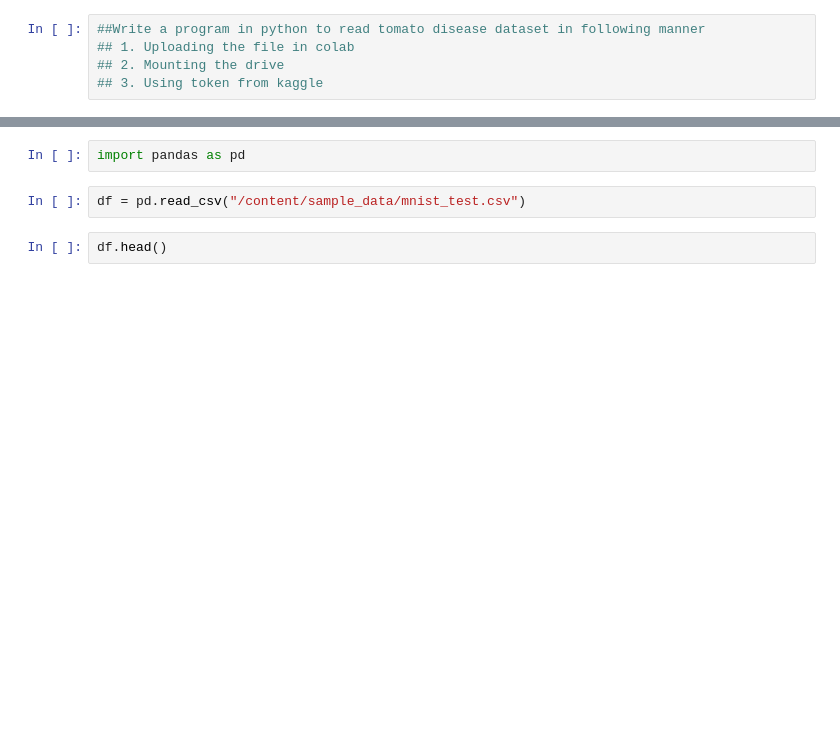
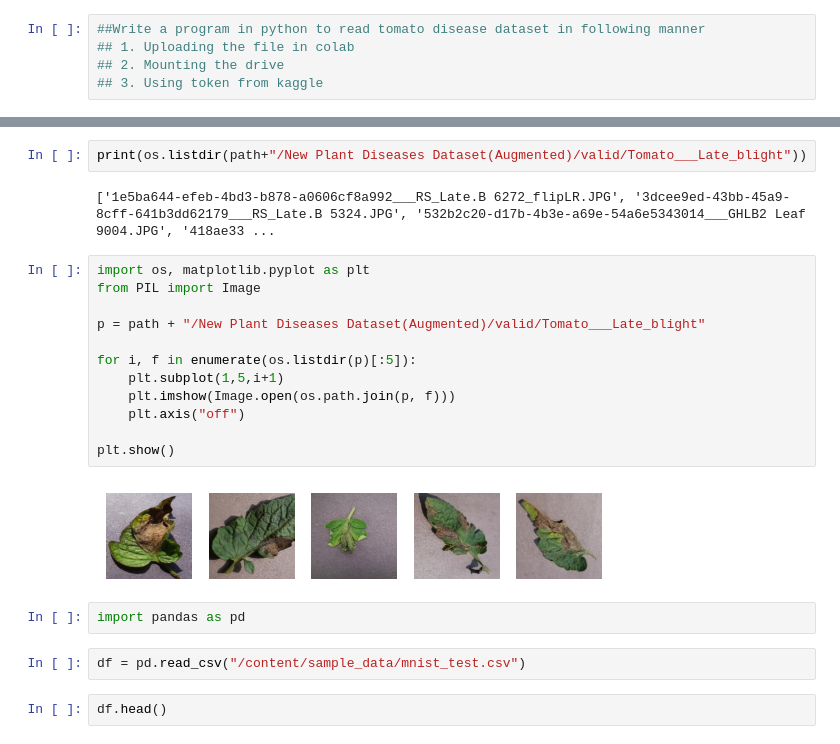
Before and after one commit to Aryanite/-Deep-learning-2025-26, a Jupyter notebook: DeepLearning.ipynb, the cells around one changed output, grey strips where cells are left out. Cells and saved outputs as stored; diff of their text form; blank space fills up the shorter version.

```diff
--- a/DeepLearning.ipynb
+++ b/DeepLearning.ipynb
@@ -18,3 +24,21 @@ Path to dataset files: /root/.cache/kagglehub/datasets/noulam/tomato/versions/1
+# %%
+print(os.listdir(path+"/New Plant Diseases Dataset(Augmented)/valid/Tomato___Late_blight"))
+# %% [output]
+['1e5ba644-efeb-4bd3-b878-a0606cf8a992___RS_Late.B 6272_flipLR.JPG', '3dcee9ed-43bb-45a9-8cff-641b3dd62179___RS_Late.B 5324.JPG', '532b2c20-d17b-4b3e-a69e-54a6e5343014___GHLB2 Leaf 9004.JPG', '418ae33 ...
+# %%
+import os, matplotlib.pyplot as plt
+from PIL import Image
+
+p = path + "/New Plant Diseases Dataset(Augmented)/valid/Tomato___Late_blight"
+
+for i, f in enumerate(os.listdir(p)[:5]):
+    plt.subplot(1,5,i+1)
+    plt.imshow(Image.open(os.path.join(p, f)))
+    plt.axis("off")
+
+plt.show()
+# %% [output]
+[figure, added]
 # %%
 import pandas as pd
 # %%
```
Also changed, not shown: parts of 14 cells of this notebook.
